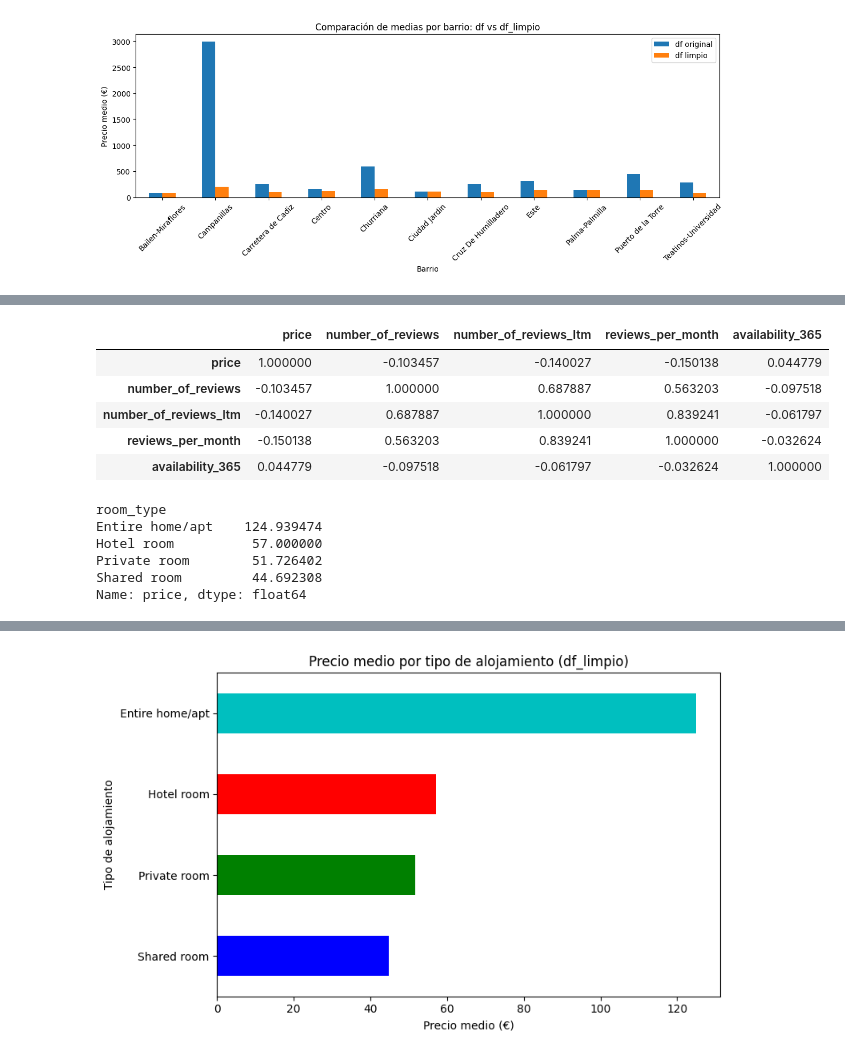
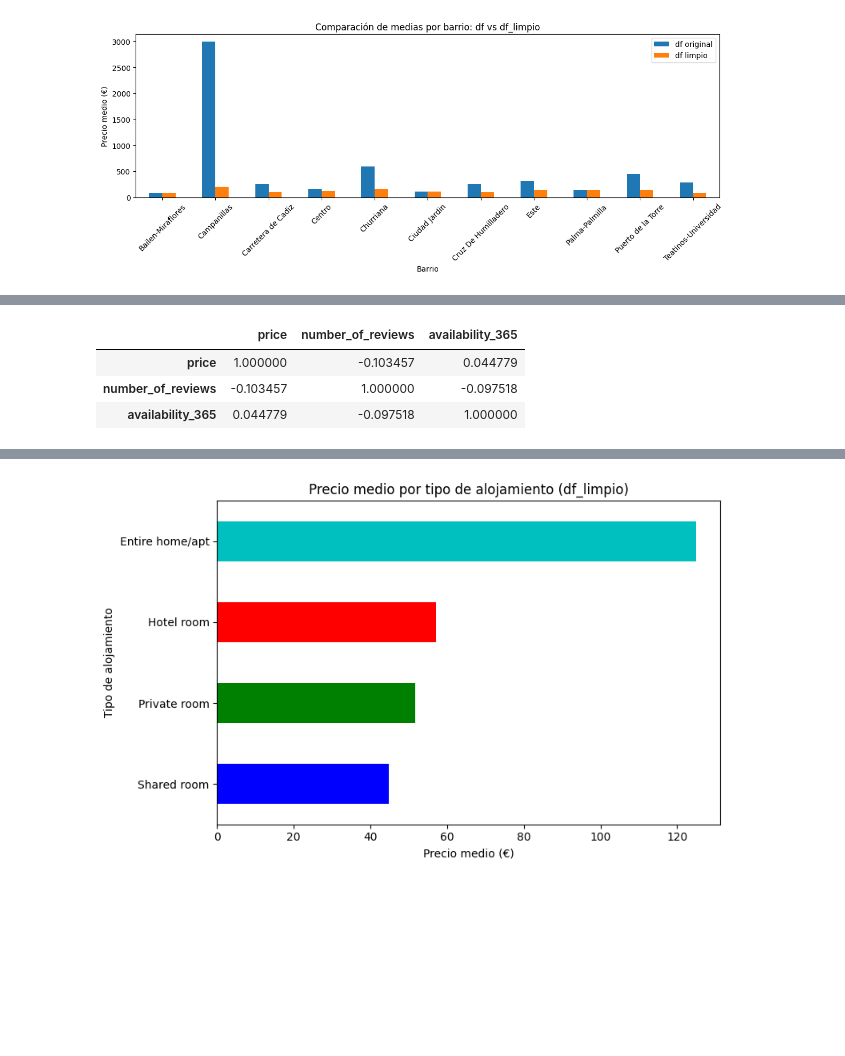
Before and after one commit to MHHsim/Proyect-Break-I, a Jupyter notebook: Pendiente/Hipotesis_1.ipynb, the cells around one changed output, grey strips where cells are left out. Drawn from its saved outputs; the diff is of its cells as text; code cells hidden in the pictures; blank space fills up the shorter version.

```diff
--- a/Pendiente/Hipotesis_1.ipynb
+++ b/Pendiente/Hipotesis_1.ipynb
@@ -442,5 +180,4 @@ Name: count, dtype: int64
 # %%
-umbral_real = df["price"].quantile(0.99)
-df["es_outlier"] = df["price"] > umbral_real
+df["es_outlier"] = df["price"] > umbral_extremo
 
 df_limpio = df[df["es_outlier"] == False]
@@ -493,9 +270,8 @@ plt.show()
 # %%
-df_limpio[["price", "number_of_reviews", "number_of_reviews_ltm", "reviews_per_month", "availability_365"]].corr()
+correlaciones = df_limpio[["price", "number_of_reviews", "availability_365"]].corr()
+correlaciones
 # %% [output]
-|  | price | number_of_reviews | number_of_reviews_ltm | reviews_per_month | availability_365 |
-| price | 1.000000 | -0.103457 | -0.140027 | -0.150138 | 0.044779 |
-| number_of_reviews | -0.103457 | 1.000000 | 0.687887 | 0.563203 | -0.097518 |
-| number_of_reviews_ltm | -0.140027 | 0.687887 | 1.000000 | 0.839241 | -0.061797 |
-| reviews_per_month | -0.150138 | 0.563203 | 0.839241 | 1.000000 | -0.032624 |
-| availability_365 | 0.044779 | -0.097518 | -0.061797 | -0.032624 | 1.000000 |
+|  | price | number_of_reviews | availability_365 |
+| price | 1.000000 | -0.103457 | 0.044779 |
+| number_of_reviews | -0.103457 | 1.000000 | -0.097518 |
+| availability_365 | 0.044779 | -0.097518 | 1.000000 |
@@ -509,9 +277,0 @@ df_limpio[["price", "number_of_reviews", "number_of_reviews_ltm", "reviews_per_m
-# %%
-df_limpio.groupby("room_type")["price"].mean().sort_values(ascending=False)
-# %% [output]
-room_type
-Entire home/apt    124.939474
-Hotel room          57.000000
-Private room        51.726402
-Shared room         44.692308
-Name: price, dtype: float64
```
Also changed, not shown: parts of 64 cells of this notebook, 3 other files.
